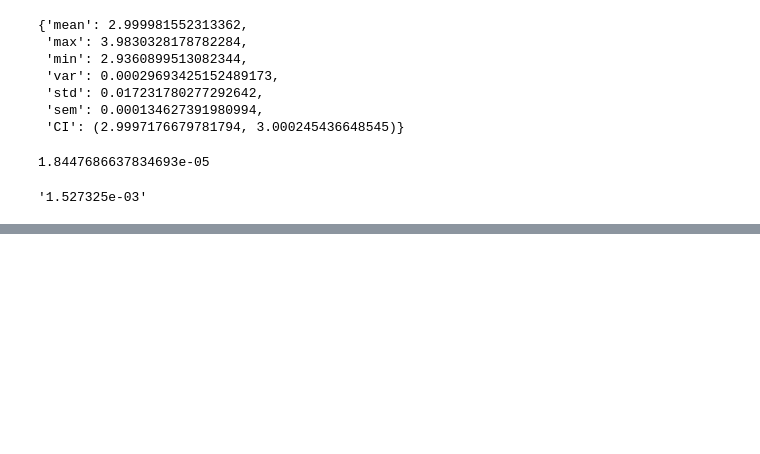
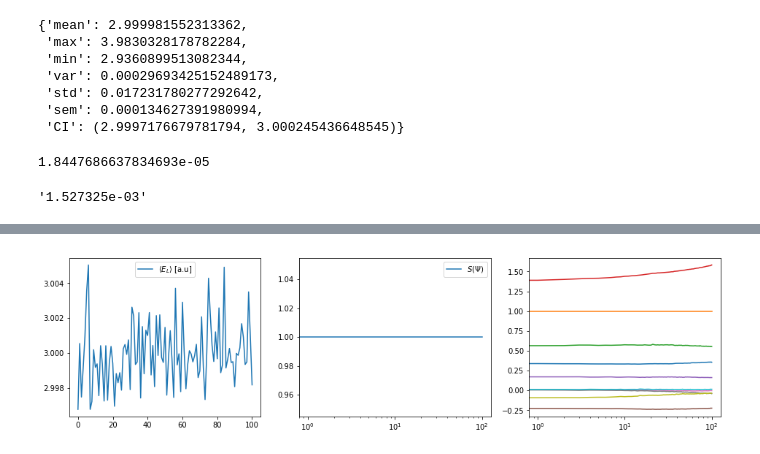
Before and after one commit to bsamseth/qflow, a Jupyter notebook: scripts/Quantum-dots-results.ipynb, the cells around one changed output, grey strips where cells are left out. Cells and saved outputs as stored; diff of their text form; code cells hidden in the pictures; blank space fills up the shorter version.

```diff
--- a/scripts/rbm-sym-vs-nonsym.ipynb
+++ b/scripts/Quantum-dots-results.ipynb
@@ -431,0 +528,16 @@ AttributeError: Client
+# %%
+psi_energies_2 = EnergyCallback(samples=5000, verbose=True)
+psi_symmetries_2 = SymmetryCallback(samples=100)
+psi_parameters_2 = ParameterCallback()
+
+train(
+    psi,
+    H1,
+    psi_sampler,
+    iters=5000,
+    samples=1000,
+    gamma=0,
+    optimizer=AdamOptimizer(len(psi.parameters)),
+    call_backs=(psi_energies_2, psi_symmetries_2, psi_parameters_2),
+)
+#plot_training(psi_energies, psi_symmetries, psi_parameters)
@@ -431,0 +562,4 @@ AttributeError: Client
+# %%
+plot_training(psi_energies_2, psi_symmetries_2, np.array(psi_parameters_2)[:, :10])
+# %% [output]
+[figure, added]
```
Also changed, not shown: parts of 17 cells of this notebook.
